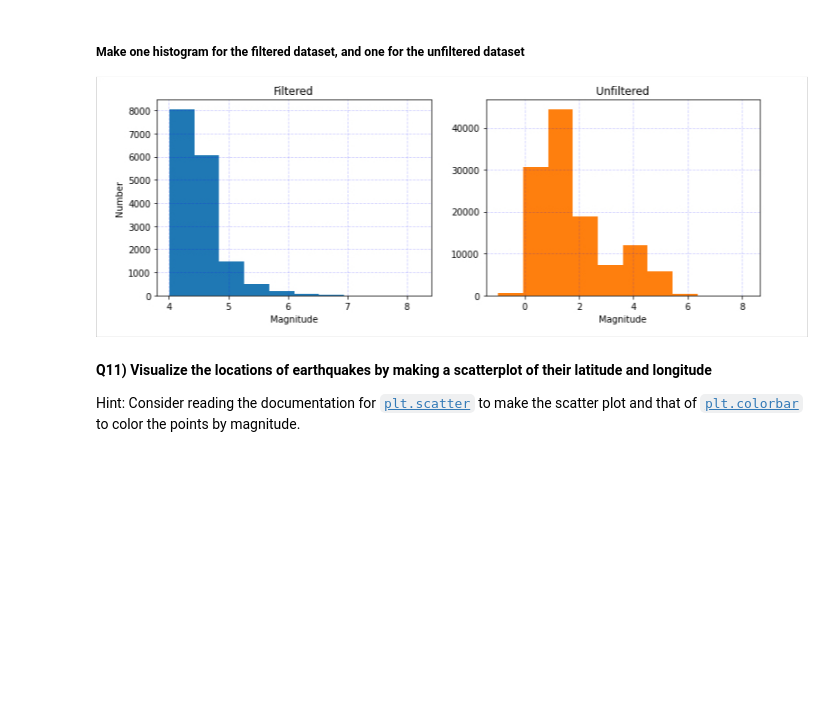
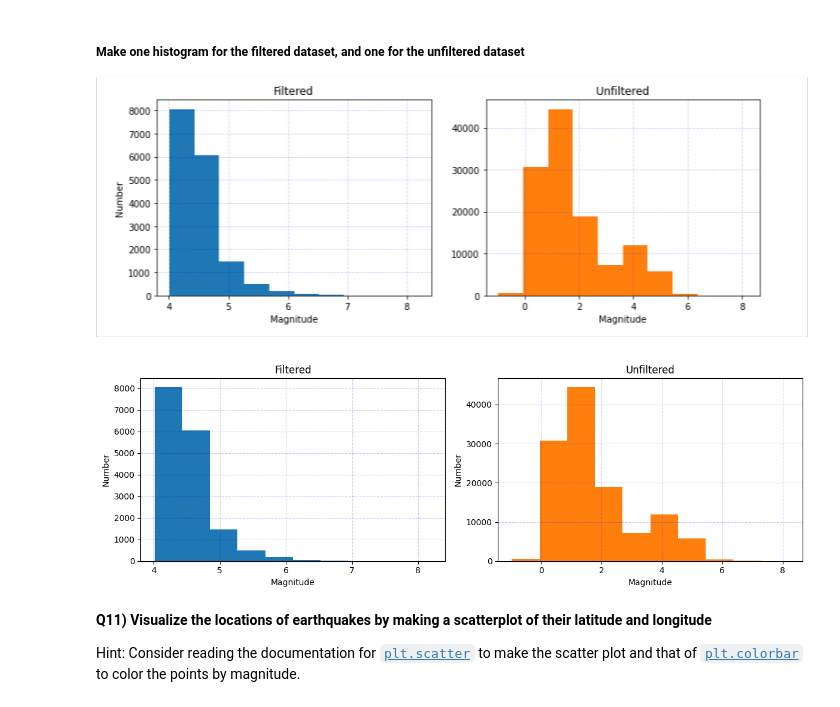
Before and after one commit to Cyp202/2025_Intro_Python, a Jupyter notebook: notebook/W3_S1.ipynb, the cells around one changed output. Drawn from its saved outputs; the diff is of its cells as text; code cells hidden in the pictures; blank space fills up the shorter version.

```diff
--- a/notebook/W3_S1.ipynb
+++ b/notebook/W3_S1.ipynb
@@ -552,5 +541,45 @@ __.______(___)
 ![aaaaa10.jpg](embedded-picture-1)
 # %%
 # Make a figure with two subplots, and use one subplot to show the filtered dataset histogram and the other for the unfiltered dataset histogram
+# %%
+# Make one histogram for the filtered dataset, and one for the unfiltered dataset
+fig,ax = plt.subplots(1,2,figsize=(12,4))
+# Histogram for filtered data
+ax[0].hist(df_filt["mag"], color='#1f77b4')
+ax[0].set_xlabel('Magnitude')
+ax[0].set_ylabel('Number')
+ax[0].set_title('Filtered')
+ax[0].grid(alpha=0.2, c='b', ls='--')
+ax[0].set_title('Filtered') # Add title for the filtered figure on the lef
+
+# Histogram for unfiltered data
+ax[1].hist(df["mag"], color='#ff7f0e')
+ax[1].set_xlabel('Magnitude')
+ax[1].set_ylabel('Number')
+ax[1].set_title('Unfiltered')
+ax[1].grid(alpha=0.2, c='b', ls='--')
+ax[1].set_title('Unfiltered') # Add title for the unfiltered figure on the right
+
+plt.tight_layout()
+plt.show()
+
+#ATTENTION A LA DIFF ENTRE UN PLOT ET UN SUBPLOT !!!
+
+# Make one histogram for the filtered dataset, and one for the unfiltered dataset
+#fig,ax = plt.subplots(1,2,figsize=(12,4))
+#ax[0].hist(ax=df_filt["mag"],color='#1f77b4')
+#plt.xlabel('Magnitude') # X axis label
+#plt.ylabel('Number') # Y axis label
+#ax[0].grid(alpha=0.2,c='b',ls='--')
+#plt.title('Filtered') # Add title for the filtered figure on the left
+
+#ax[0].hist(ax=df["mag"],color='#ff7f0e')
+#plt.xlabel('Magnitude') # X axis label
+#plt.ylabel('Number') # Y axis label
+#ax[1].grid(alpha=0.2,c='b',ls='--')
+#plt.title('Unfiltered') # Add title for the unfiltered figure on the right
+#plt.show()
+# %% [output]
+[figure, added]
 # %%
 #@markdown Fill in the blank version. Double click to reveal
```
Also changed, not shown: parts of 15 cells of this notebook.
